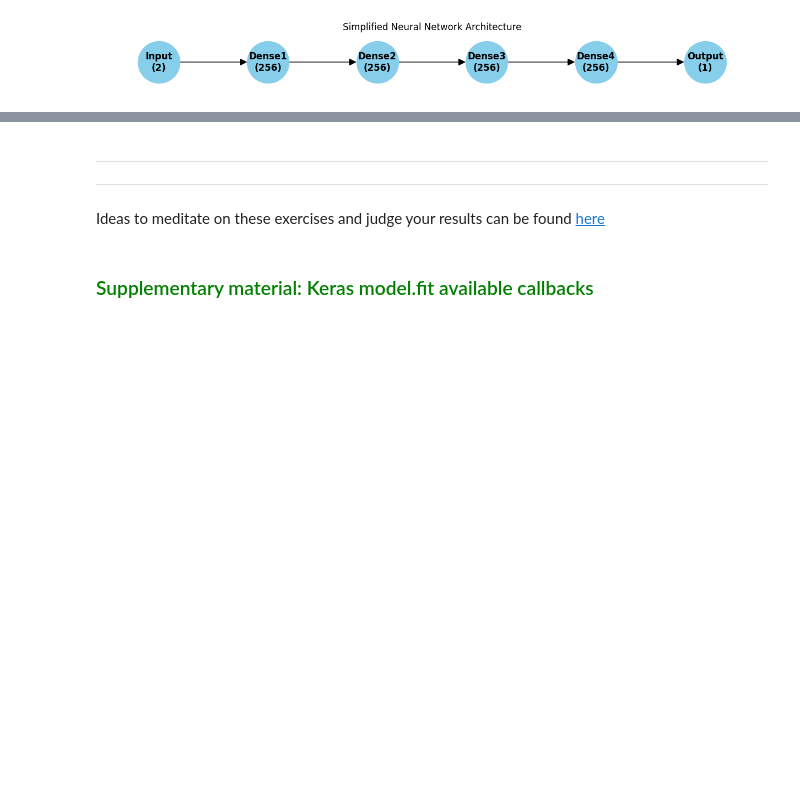
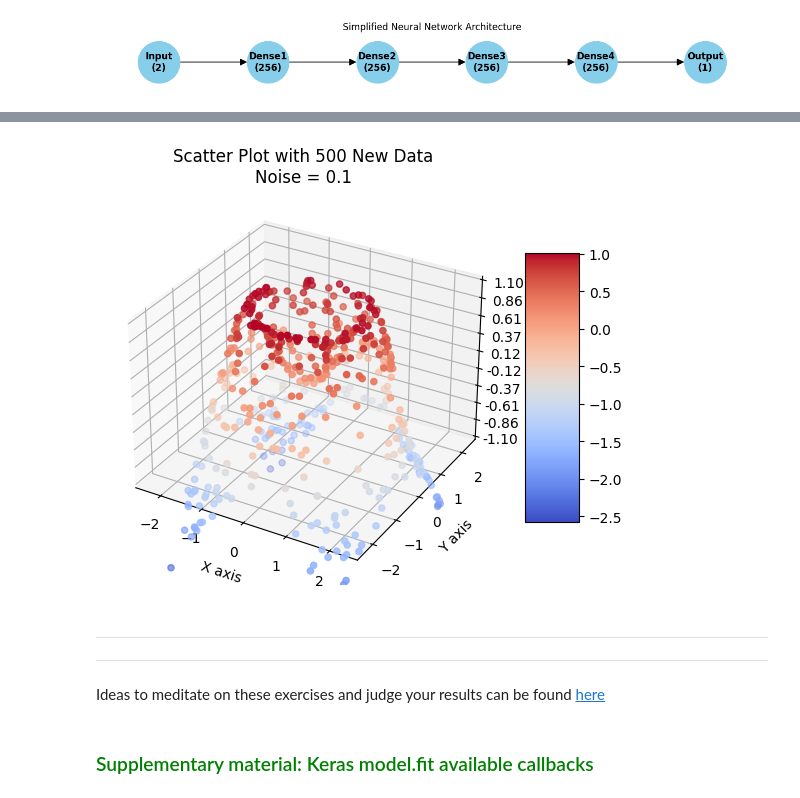
Before and after one commit to Carini108/NSL_Exercises, a Jupyter notebook: Exercises11_Carini.ipynb, the cells around one changed output, grey strips where cells are left out. Drawn from its saved outputs; the diff is of its cells as text; code cells hidden in the pictures; blank space fills up the shorter version.

```diff
--- a/Exercises11_Carini.ipynb
+++ b/Exercises11_Carini.ipynb
@@ -614,10 +669,12 @@ plt.show()
 # report training progress against validation data
 N_epochs = 50
 N_batch = 200
+input_for_training = np.vstack((x_train, y_train)).T
+input_for_validation = np.vstack((x_valid, y_valid)).T
 
-history = model.fit(x=x_train, y=y_train,
+history = model.fit(x=input_for_training, y=z_train,
           batch_size=N_batch, epochs=N_epochs,
           shuffle=True, # a good idea is to shuffle input before at each epoch
-          validation_data=(x_valid, y_valid))#, callbacks=[ plot_estimate, earlystop]) # provide the fit funct. w/ validation data as well
+          validation_data=(input_for_validation, z_valid))#, callbacks=[ plot_estimate, earlystop]) # provide the fit funct. w/ validation data as well
 # %% [output]
 Epoch 1/50
@@ -639,0 +697,44 @@ Epoch 50/50
+# %%
+import numpy as np
+import matplotlib.pyplot as plt
+from mpl_toolkits.mplot3d import Axes3D
+from matplotlib import cm
+from matplotlib.ticker import LinearLocator, FormatStrFormatter
+
+# Assuming 'model' is already defined and trained elsewhere in your code
+# Generate new data for predictions
+N_new = 500
+side = 2.3
+x_predicted = np.random.uniform(-side, side, N_new)
+y_predicted = np.random.uniform(-side, side, N_new)
+input_for_predictions_data = np.vstack((x_predicted, y_predicted)).T
+
+# Predict z values using the model
+z_predicted = model.predict(input_for_predictions_data)
+
+# Create a new figure for plotting
+fig = plt.figure(figsize=(14, 7))
+
+# Second subplot: validation data as scatter plot
+ax3 = fig.add_subplot(122, projection='3d')
+
+# Plot the scatter plot
+scatter = ax3.scatter(x_predicted, y_predicted, z_predicted, c=z_predicted, cmap=cm.coolwarm, marker='o')
+
+# Customize the z axis
+ax3.set_zlim(-1.1, 1.1)
+ax3.zaxis.set_major_locator(LinearLocator(10))
+ax3.zaxis.set_major_formatter(FormatStrFormatter('%.02f'))
+
+# Add a color bar which maps values to colors
+fig.colorbar(scatter, ax=ax3, shrink=0.5, aspect=5)
+
+# Titles and labels
+ax3.set_title(f'Scatter Plot with {N_new} New Data\nNoise = {sigma}')
+ax3.set_xlabel('X axis')
+ax3.set_ylabel('Y axis')
+ax3.set_zlabel('Z axis')
+
+# Show the plot
+plt.show()
+# %% [output]
@@ -640,3 +742,4 @@ Epoch 50/50
+[figure, added]
 # %% [markdown]
 _________________________
 _________________________
```
Also changed, not shown: parts of 23 cells of this notebook.
